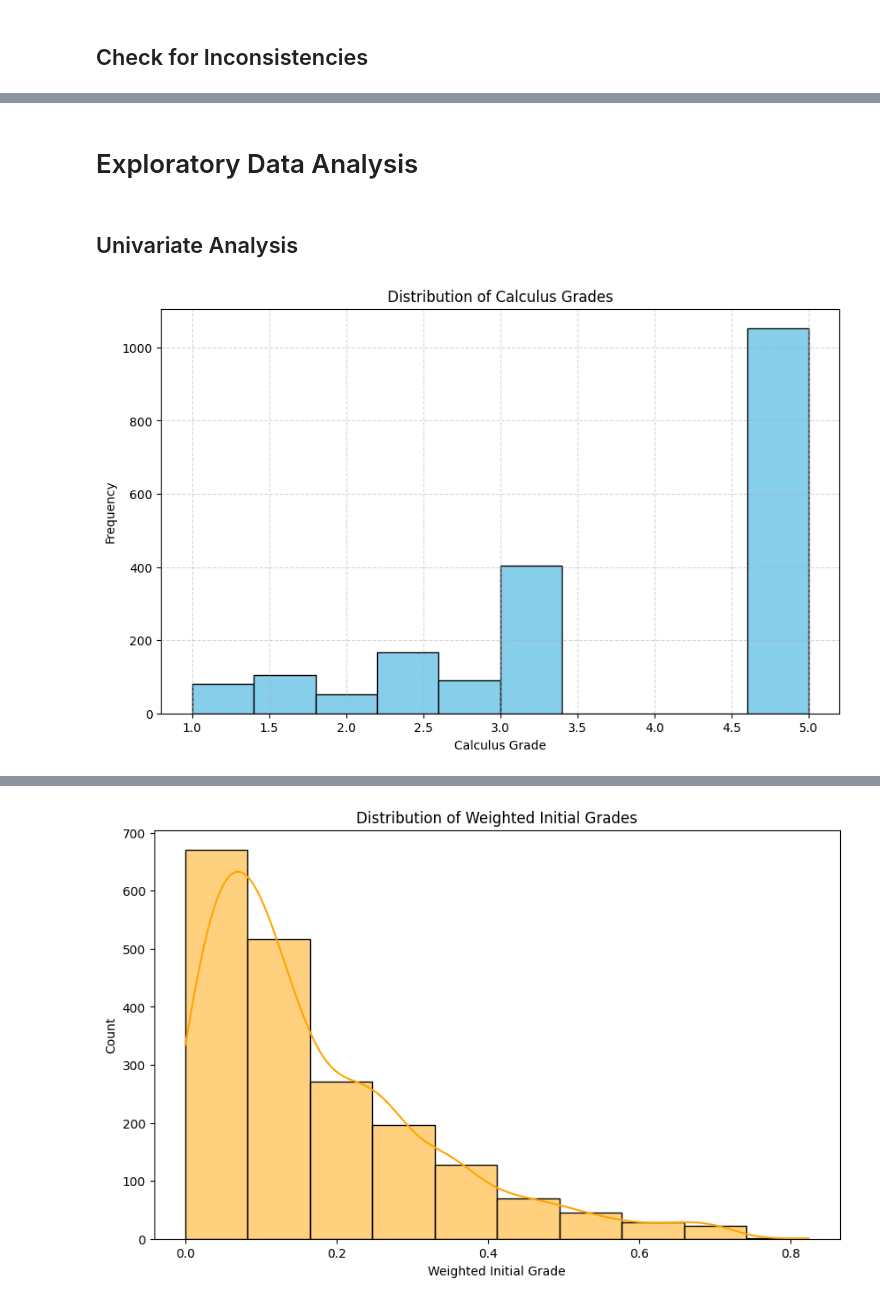
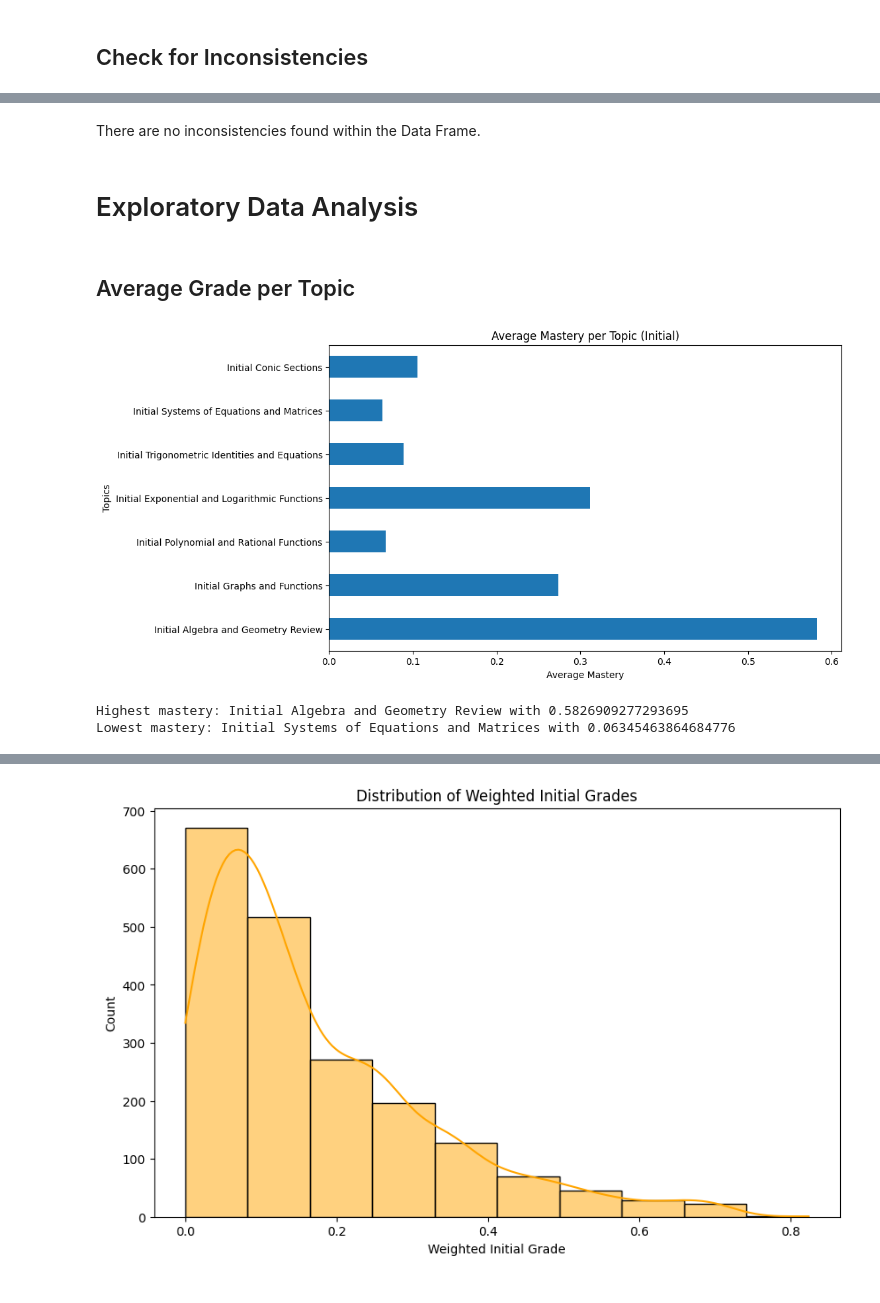
Before and after one commit to KaiserLycan/DSS-Project, a Jupyter notebook: Aleks + Calculus (Group 7).ipynb, the cells around one changed output, grey strips where cells are left out. Drawn from its saved outputs; the diff is of its cells as text; code cells hidden in the pictures.

```diff
--- a/Aleks + Calculus (Group 7).ipynb
+++ b/Aleks + Calculus (Group 7).ipynb
@@ -180,20 +232,23 @@ No inconsistent values found in 'Weighted Latest Grade`:
+# %% [markdown]
+There are no inconsistencies found within the Data Frame.
 # %% [markdown]
 # Exploratory Data Analysis
-# %% [markdown]
-## Univariate Analysis
-# %%
-## Univariate p1.1
-
-plt.figure(figsize=(10,6))
-plt.hist(df['Calculus Grade'], bins=10, color='skyblue', edgecolor='black')
-
-plt.title('Distribution of Calculus Grades')
-plt.xlabel('Calculus Grade')
-plt.ylabel('Frequency')
-
-plt.grid(True, linestyle='--', alpha=0.5)
-
-plt.show()
-# Histogram to visualize the distribution of Calculus Grades among students.
-# %% [output]
-[figure, old version]
+# %% [markdown]
+## Average Grade per Topic
+# %%
+# Initial
+df_average_initials = df.iloc[:, [2,3,4,5,6,7,8]].mean()
+
+df_average_initials.plot(kind='barh', figsize=(10,6))
+
+plt.title("Average Mastery per Topic (Initial)")
+plt.xlabel("Average Mastery")
+plt.ylabel("Topics")
+plt.show()
+
+print(f"Highest mastery: {df_average_initials.idxmax()} with {df_average_initials[df_average_initials.idxmax()]}")
+print(f"Lowest mastery: {df_average_initials.idxmin()} with {df_average_initials[df_average_initials.idxmin()]}")
+# %% [output]
+[figure, added]
+Highest mastery: Initial Algebra and Geometry Review with 0.5826909277293695
+Lowest mastery: Initial Systems of Equations and Matrices with 0.06345463864684776
```
Also changed, not shown: parts of 30 cells of this notebook.
